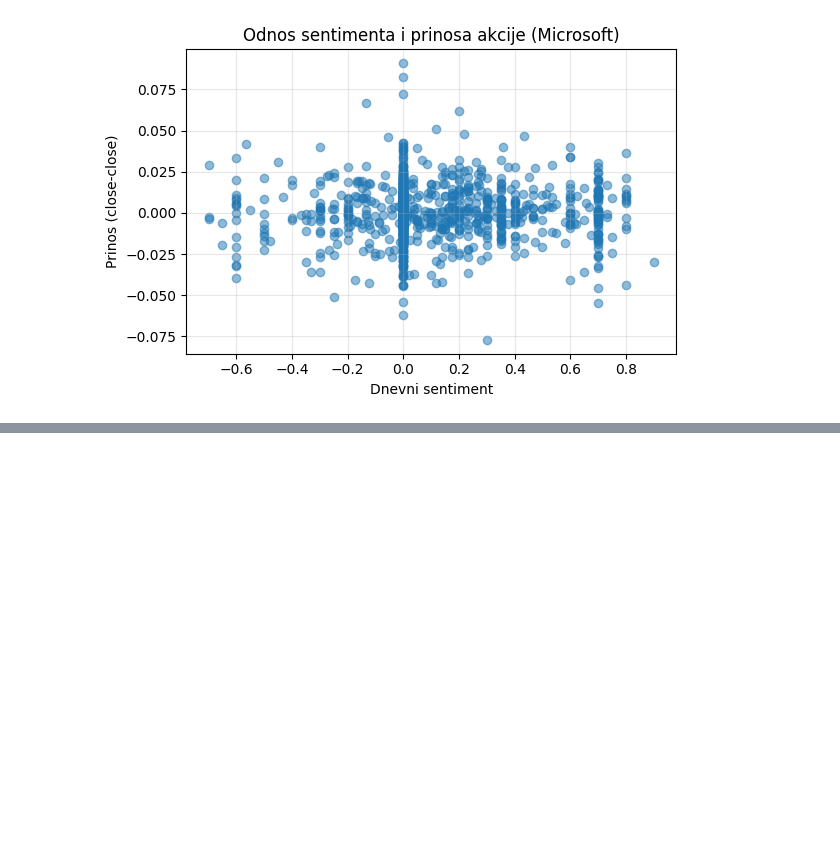
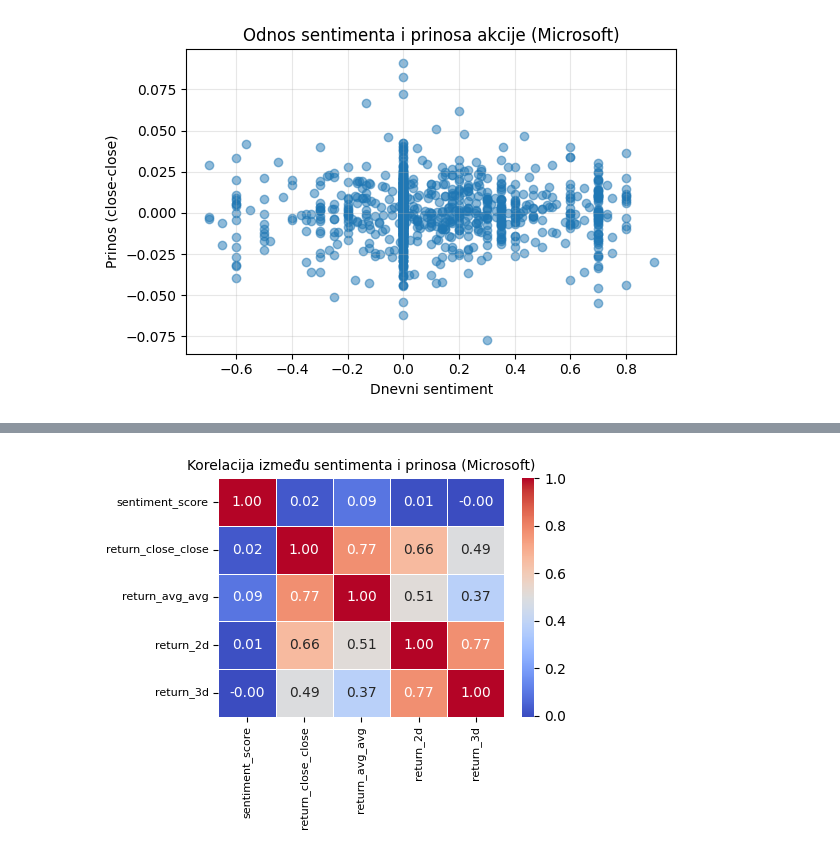
Before and after one commit to aleksandrabegovic/apple_sentiment_analiza, a Jupyter notebook: SentimentMicrosoft.ipynb, the cells around one changed output, grey strips where cells are left out. Cells and saved outputs as stored; diff of their text form; code cells hidden in the pictures; blank space fills up the shorter version.

```diff
--- a/SentimentMicrosoft.ipynb
+++ b/SentimentMicrosoft.ipynb
@@ -897,0 +968,7 @@ plt.show()
+# %%
+msft_final = msft_merged.copy()
+
+msft_final["sentiment"] = msft_tagged["sentiment"].values
+msft_final["sentiment_score"] = msft_tagged["sentiment_score"].values
+msft_final["topic"] = msft_tagged["topic"].values
+msft_final["sentiment_num"] = msft_tagged["sentiment_num"].values
@@ -897,0 +1016,10 @@ plt.show()
+# %%
+corr = msft_final[[
+    "sentiment_score",
+    "return_close_close",
+    "return_avg_avg",
+    "return_2d",
+    "return_3d"
+]].corr()
+
+print(corr)
@@ -897,0 +1040,23 @@ plt.show()
+# %%
+import matplotlib.pyplot as plt
+import seaborn as sns
+
+plt.figure(figsize=(5,4))
+
+sns.heatmap(
+    corr,
+    annot=True,
+    fmt=".2f",
+    cmap="coolwarm",
+    linewidths=0.5
+)
+
+plt.title("Korelacija između sentimenta i prinosa (Microsoft)", fontsize=10)
+plt.xticks(fontsize=8)
+plt.yticks(fontsize=8)
+
+plt.tight_layout()
+
+plt.show()
+# %% [output]
+[figure, added]
```
Also changed, not shown: parts of 15 cells of this notebook.
